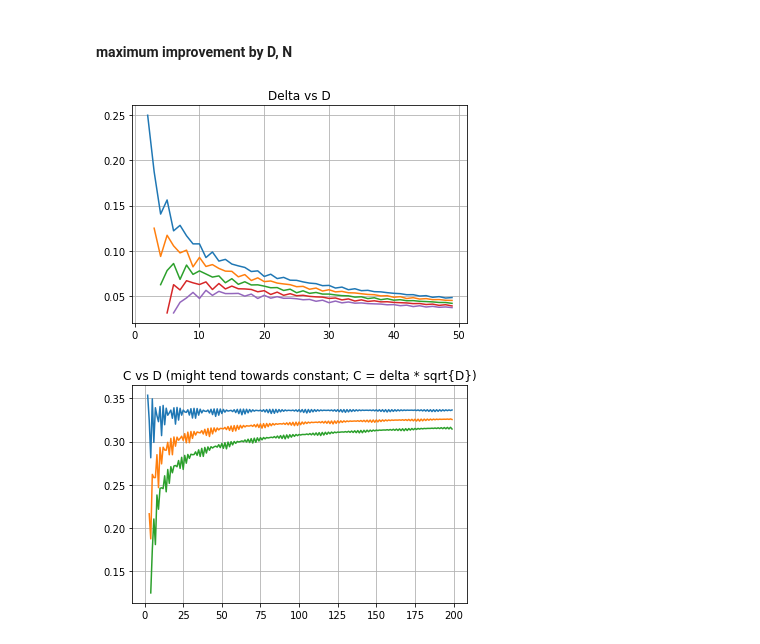
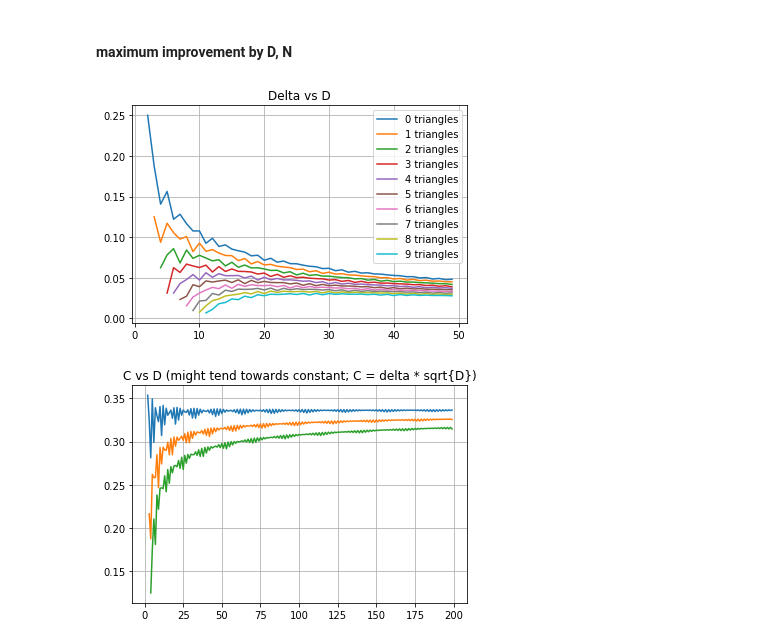
Before and after one commit to marwahaha/qaoa-local-competitors, a Jupyter notebook: hastings.ipynb, the cells around one changed output. Drawn from its saved outputs; the diff is of its cells as text; code cells hidden in the pictures.

```diff
--- a/hastings.ipynb
+++ b/hastings.ipynb
@@ -240,15 +240,16 @@ D = 7 T = 0 improvement = -0.0
 # %% [markdown]
 #### maximum improvement by D, N
 # %%
-for n in range(5):
+for n in range(10):
     ds = range(2+n, 50)
     fn = calc_improvement_n_triangles_curried(n)
     deltas = [max(test_all_thresholds(d, fn)) for d in ds]
-    plt.plot(ds, deltas)
+    plt.plot(ds, deltas, label=str(n) + " triangles")
 plt.title("Delta vs D")
+plt.legend()
 plt.grid(True)
 # %% [output]
-[figure, old version]
+[figure, new version]
 # %%
 # looks like scaling is different when there are triangles!
 for n in range(3):
```
Also changed, not shown: parts of 1 cell of this notebook.
